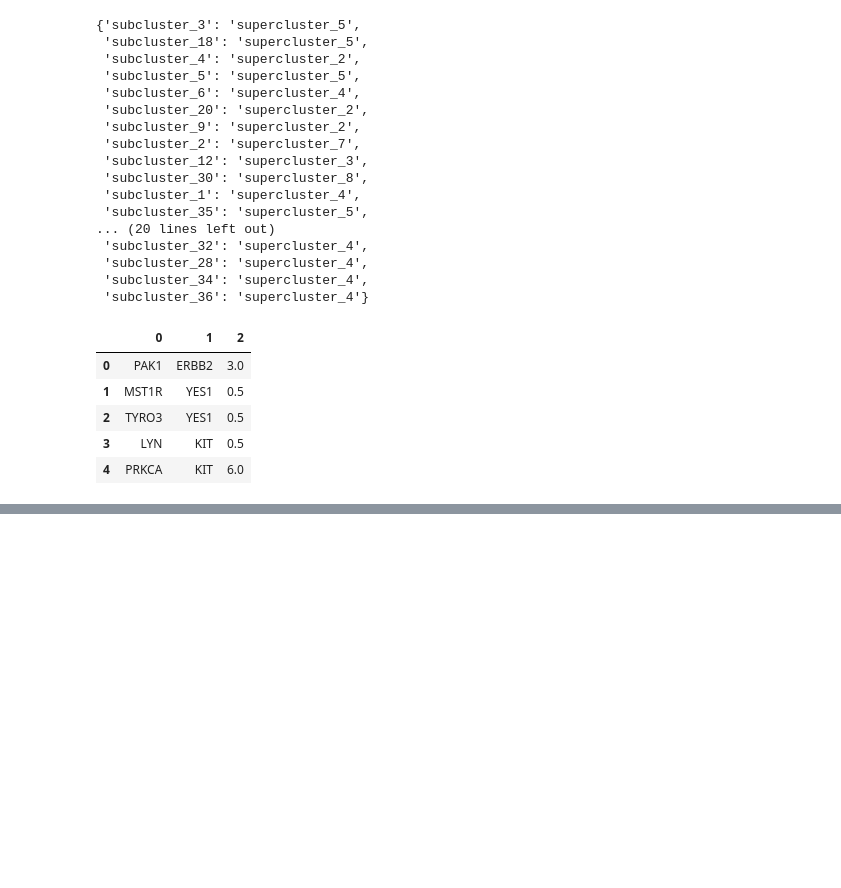
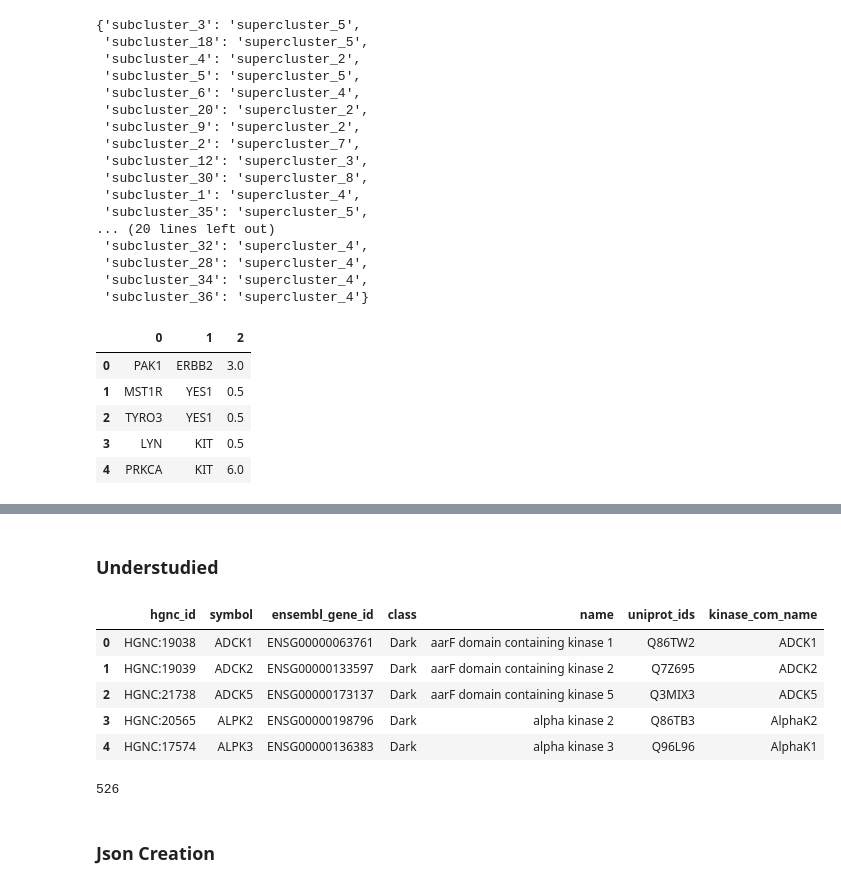
Before and after one commit to gomezlab/kinotypeClusteringAndRegression, a Jupyter notebook: viz/circle_pack_viz/jsonify_circle_packing.ipynb, the cells around one changed output, grey strips where cells are left out. Saved outputs shown, nothing was run; the diff lists cells and outputs as text; code cells hidden in the pictures; blank space fills up the shorter version.

Commit message:
add dark kinases and dark attribute

```diff
--- a/viz/circle_pack_viz/jsonify_circle_packing.ipynb
+++ b/viz/circle_pack_viz/jsonify_circle_packing.ipynb
@@ -149,6 +308,28 @@ parents_plus_children
 j = {"name":"viz",
      "children": [{"name": par}
                  for par in parents_plus_children.keys()]}
+# %% [markdown]
+### Understudied
+# %%
+dark_dict = pd.read_csv('../../data/dark_kinases.csv')
+dark_dict.head()
+# %% [output]
+|  | hgnc_id | symbol | ensembl_gene_id | class | name | uniprot_ids | kinase_com_name |
+| 0 | HGNC:19038 | ADCK1 | ENSG00000063761 | Dark | aarF domain containing kinase 1 | Q86TW2 | ADCK1 |
+| 1 | HGNC:19039 | ADCK2 | ENSG00000133597 | Dark | aarF domain containing kinase 2 | Q7Z695 | ADCK2 |
+| 2 | HGNC:21738 | ADCK5 | ENSG00000173137 | Dark | aarF domain containing kinase 5 | Q3MIX3 | ADCK5 |
+| 3 | HGNC:20565 | ALPK2 | ENSG00000198796 | Dark | alpha kinase 2 | Q86TB3 | AlphaK2 |
+| 4 | HGNC:17574 | ALPK3 | ENSG00000136383 | Dark | alpha kinase 3 | Q96L96 | AlphaK1 |
+# %%
+dark_dict = dict(zip(dark_dict.symbol.apply(lambda x: hgnc_mapper[x]), ['dark']*len(dark_dict)))
+len(dark_dict)
+dark_dict.update({x:'well' for x in list(set([hgnc_mapper[x] for x in kin_list])-set(dark_dict.keys()))})
+print(len(dark_dict))
+#dark_dict
+# %% [output]
+526
+# %% [markdown]
+### Json Creation
 # %%
 # first get the kinases of depth 3
 json_out = {"name":"viz",
```
Also changed, not shown: parts of 9 cells of this notebook, 1 other file.
